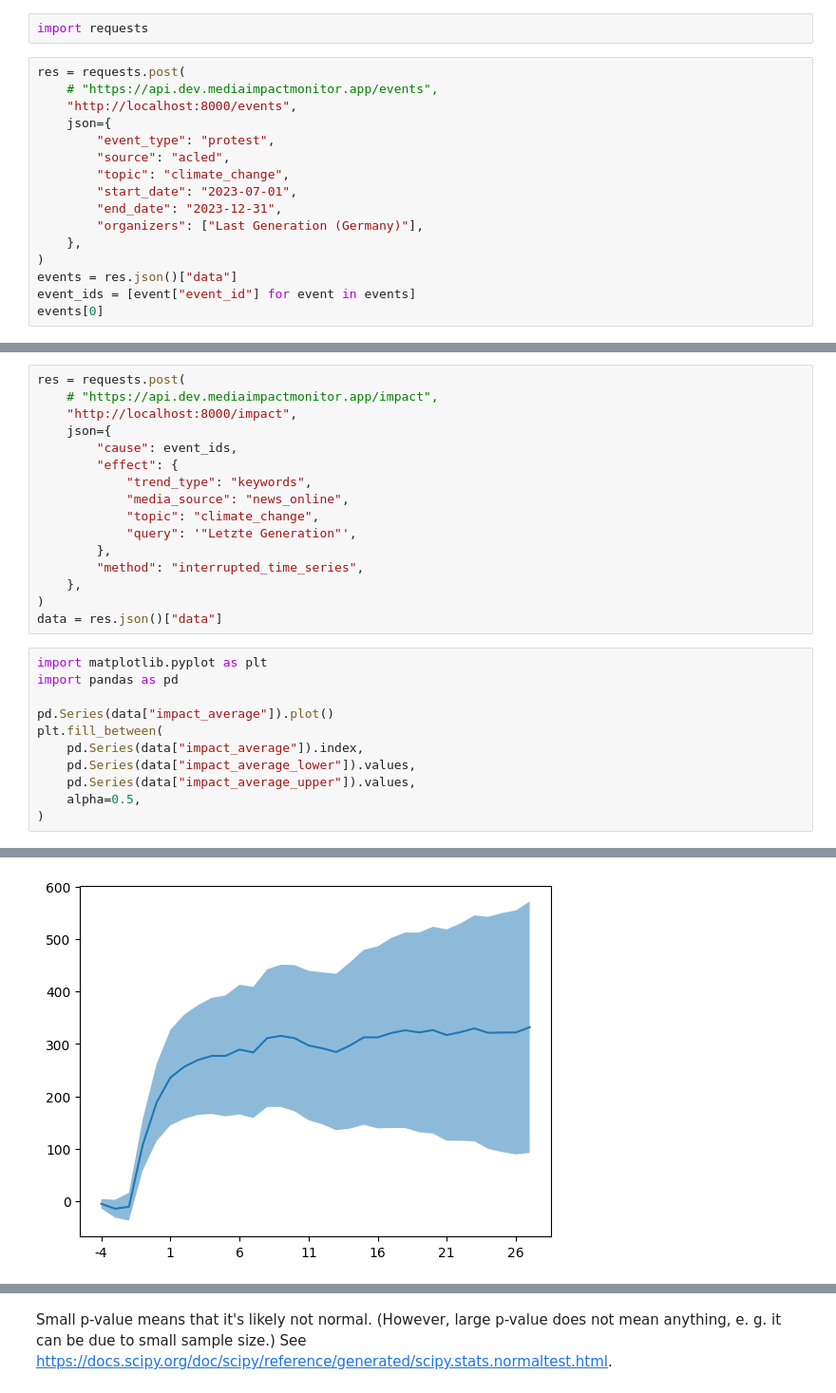
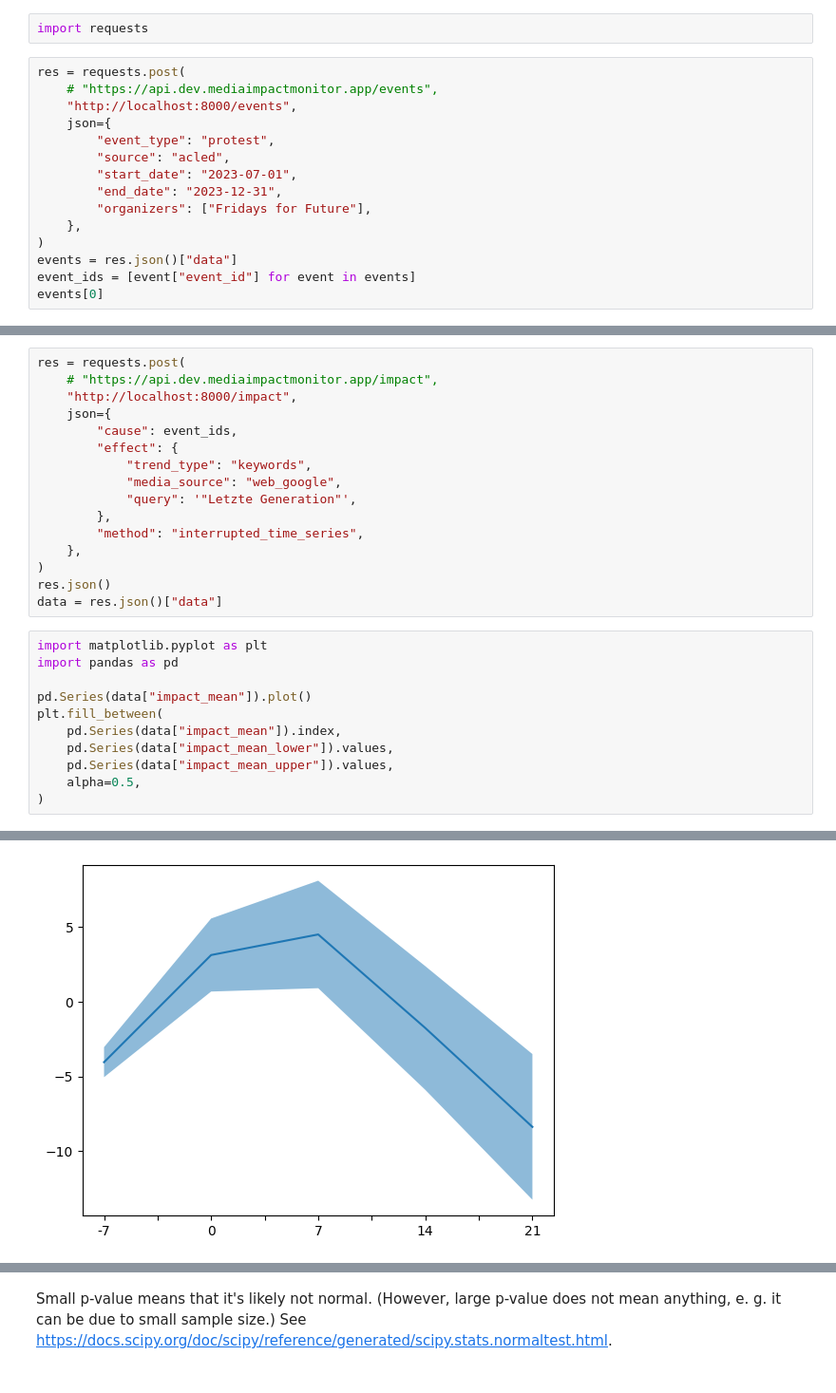
Before and after one commit to SocialChangeLab/media-impact-monitor, a Jupyter notebook: notebooks/2024-04-12-david-impact-api.ipynb, the cells around one changed output, grey strips where cells are left out. Shown at 95% size. Saved outputs shown, nothing was run; the diff lists cells and outputs as text.

```diff
--- a/notebooks/2024-04-12-david-impact-api.ipynb
+++ b/notebooks/2024-04-12-david-impact-api.ipynb
@@ -7,10 +7,9 @@ res = requests.post(
     json={
         "event_type": "protest",
         "source": "acled",
-        "topic": "climate_change",
         "start_date": "2023-07-01",
         "end_date": "2023-12-31",
-        "organizers": ["Last Generation (Germany)"],
+        "organizers": ["Fridays for Future"],
     },
 )
 events = res.json()["data"]
@@ -31,28 +66,28 @@ res = requests.post(
         "cause": event_ids,
         "effect": {
             "trend_type": "keywords",
-            "media_source": "news_online",
-            "topic": "climate_change",
+            "media_source": "web_google",
             "query": '"Letzte Generation"',
         },
         "method": "interrupted_time_series",
     },
 )
+res.json()
 data = res.json()["data"]
 # %%
 import matplotlib.pyplot as plt
 import pandas as pd
 
-pd.Series(data["impact_average"]).plot()
+pd.Series(data["impact_mean"]).plot()
 plt.fill_between(
-    pd.Series(data["impact_average"]).index,
-    pd.Series(data["impact_average_lower"]).values,
-    pd.Series(data["impact_average_upper"]).values,
+    pd.Series(data["impact_mean"]).index,
+    pd.Series(data["impact_mean_lower"]).values,
+    pd.Series(data["impact_mean_upper"]).values,
     alpha=0.5,
 )
 # %% [output]
 <matplotlib.collections.PolyCollection at 0x...>
-[figure, old version]
+[figure, new version]
 # %%
 impacts__ = pd.Series(
     [list(ts.values())[4 + 14] for ts in data["individual_impacts"].values()]
```
Also changed, not shown: parts of 6 cells of this notebook, 2 other files.
